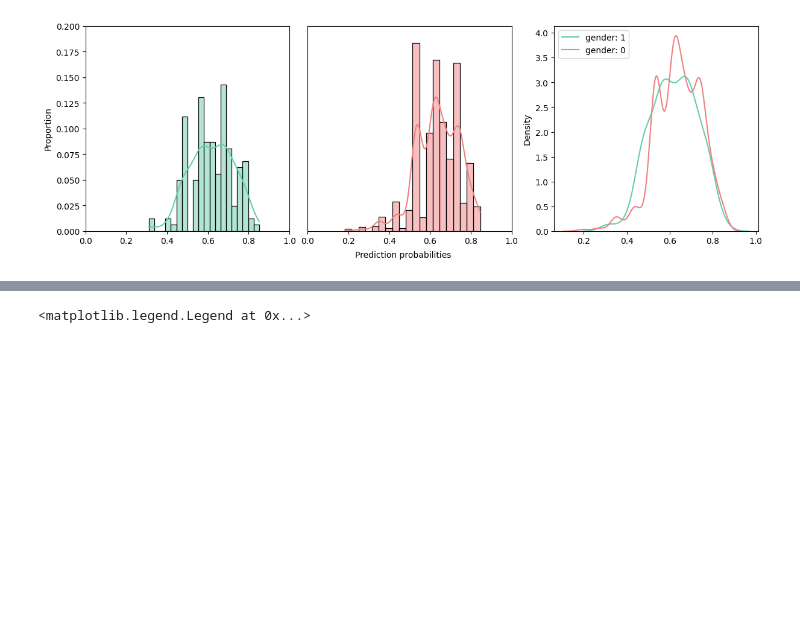
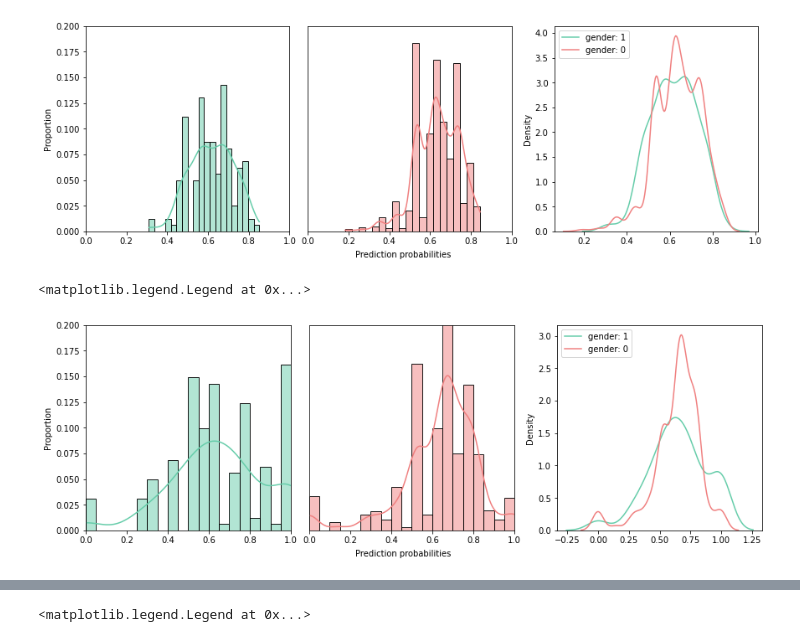
Before and after one commit to melinaverger/MADD, a Jupyter notebook: experiment/eval_fairness.ipynb, the cells around one changed output, grey strips where cells are left out. Cells and saved outputs as stored; diff of their text form; code cells hidden in the pictures; blank space fills up the shorter version.

```diff
--- a/experiment/eval_fairness.ipynb
+++ b/experiment/eval_fairness.ipynb
@@ -402,3 +402,22 @@ plt.legend(loc="upper left")
 # %% [output]
 <matplotlib.legend.Legend at 0x...>
 [figure]
+# %%
+fig, axes = plt.subplots(1, 3, figsize=(12, 4), constrained_layout=True)
+fig.supxlabel("Prediction probabilities", fontsize=10)
+ax0 = sns.histplot(ax=axes[0], data=clf_dt.predict_proba(X_test_gender_1)[:, 1], kde=True, stat="proportion", color="mediumaquamarine", bins=20)
+ax0.set_ylim(0, 0.2)
+ax0.set_xlim(0, 1)
+ax1 = sns.histplot(ax=axes[1], data=clf_dt.predict_proba(X_test_gender_0)[:, 1], kde=True, stat="proportion", color="lightcoral", bins=20)
+ax1.set_ylim(0, 0.2)
+ax1.set_xlim(0, 1)
+ax1.set_yticklabels([]) # turn off y ticks labels
+ax1.yaxis.set_visible(False)
+ax2 = sns.kdeplot(ax=axes[2], data=clf_dt.predict_proba(X_test_gender_1)[:, 1], color="mediumaquamarine", label="gender: 1")
+ax2 = sns.kdeplot(ax=axes[2], data=clf_dt.predict_proba(X_test_gender_0)[:, 1], color="lightcoral", label="gender: 0")
+#ax2.yaxis.tick_right()
+#ax2.yaxis.set_label_position("right")
+plt.legend(loc="upper left")
+# %% [output]
+<matplotlib.legend.Legend at 0x...>
+[figure, added]
```
Also changed, not shown: parts of 5 cells of this notebook, 17 other files.
